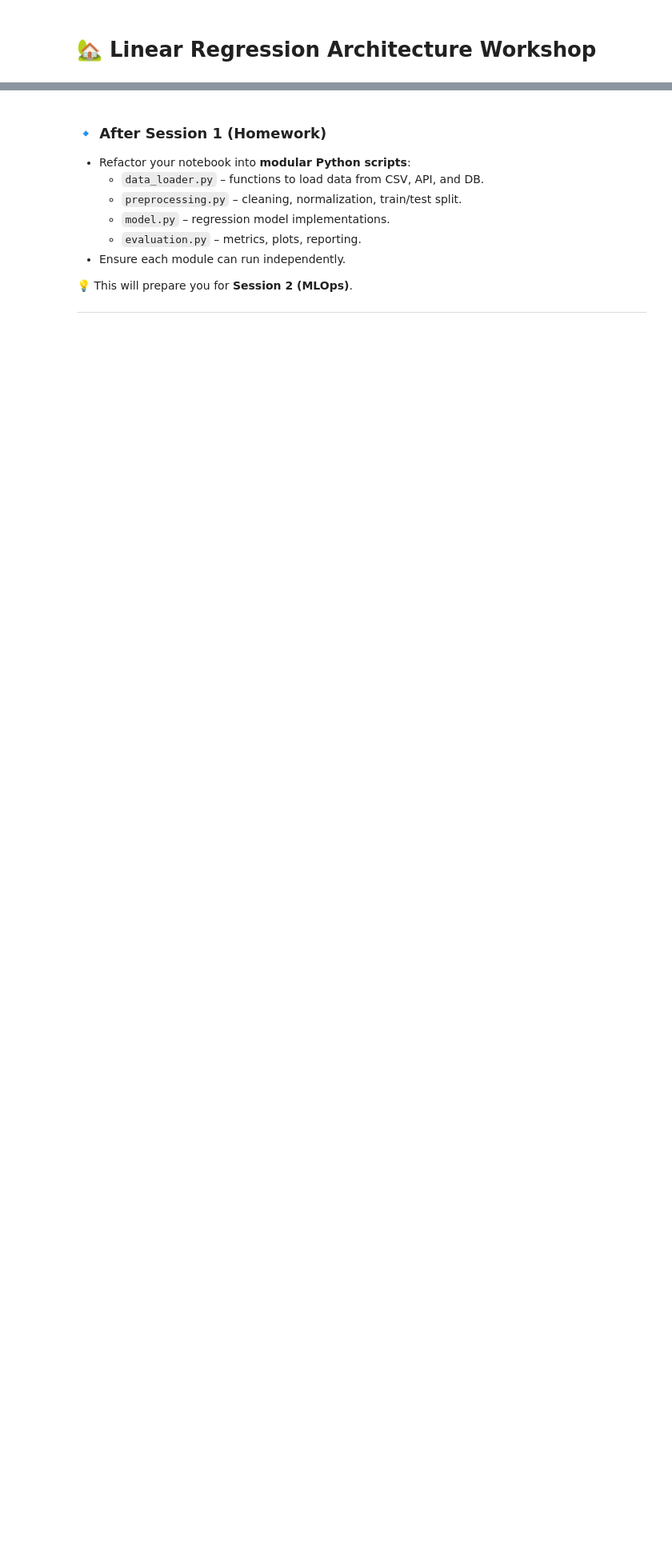
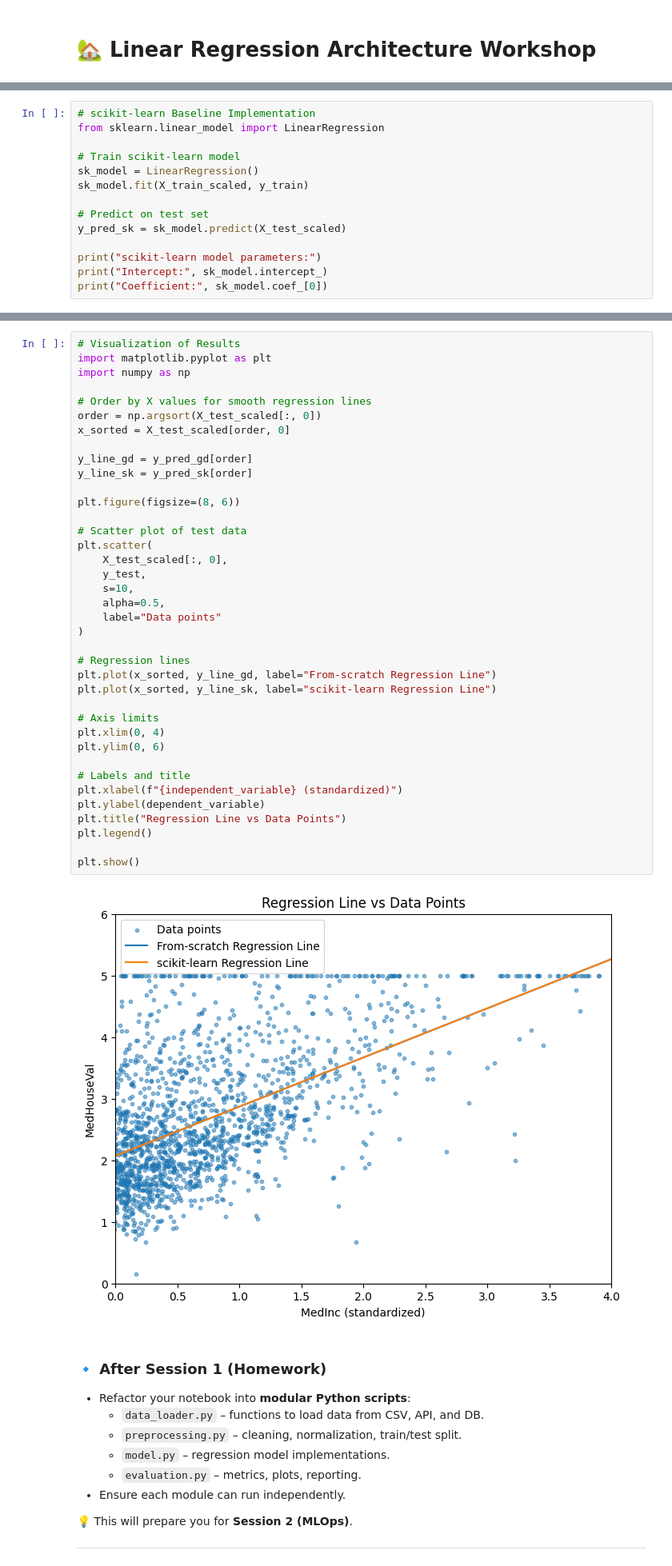
Before and after one commit to hyuan0929/LinearRegressionArchitecture_Workshop, a Jupyter notebook: LinearRegressionArchitecture_Workshop.ipynb, the cells around one changed output, grey strips where cells are left out. Shown at 80% size. Saved outputs shown, nothing was run; the diff lists cells and outputs as text; blank space fills up the shorter version.

```diff
--- a/LinearRegressionArchitecture_Workshop.ipynb
+++ b/LinearRegressionArchitecture_Workshop.ipynb
@@ -478,0 +266,14 @@ KeyboardInterrupt:
+# %%
+# scikit-learn Baseline Implementation
+from sklearn.linear_model import LinearRegression
+
+# Train scikit-learn model
+sk_model = LinearRegression()
+sk_model.fit(X_train_scaled, y_train)
+
+# Predict on test set
+y_pred_sk = sk_model.predict(X_test_scaled)
+
+print("scikit-learn model parameters:")
+print("Intercept:", sk_model.intercept_)
+print("Coefficient:", sk_model.coef_[0])
@@ -479,3 +314,43 @@ KeyboardInterrupt:
+# %%
+# Visualization of Results
+import matplotlib.pyplot as plt
+import numpy as np
+
+# Order by X values for smooth regression lines
+order = np.argsort(X_test_scaled[:, 0])
+x_sorted = X_test_scaled[order, 0]
+
+y_line_gd = y_pred_gd[order]
+y_line_sk = y_pred_sk[order]
+
+plt.figure(figsize=(8, 6))
+
+# Scatter plot of test data
+plt.scatter(
+    X_test_scaled[:, 0],
+    y_test,
+    s=10,
+    alpha=0.5,
+    label="Data points"
+)
+
+# Regression lines
+plt.plot(x_sorted, y_line_gd, label="From-scratch Regression Line")
+plt.plot(x_sorted, y_line_sk, label="scikit-learn Regression Line")
+
+# Axis limits
+plt.xlim(0, 4)
+plt.ylim(0, 6)
+
+# Labels and title
+plt.xlabel(f"{independent_variable} (standardized)")
+plt.ylabel(dependent_variable)
+plt.title("Regression Line vs Data Points")
+plt.legend()
+
+plt.show()
+# %% [output]
+[figure, added]
 # %% [markdown]
 ### 🔹 After Session 1 (Homework)
 
```
Also changed, not shown: parts of 19 cells of this notebook, 8 other files.
